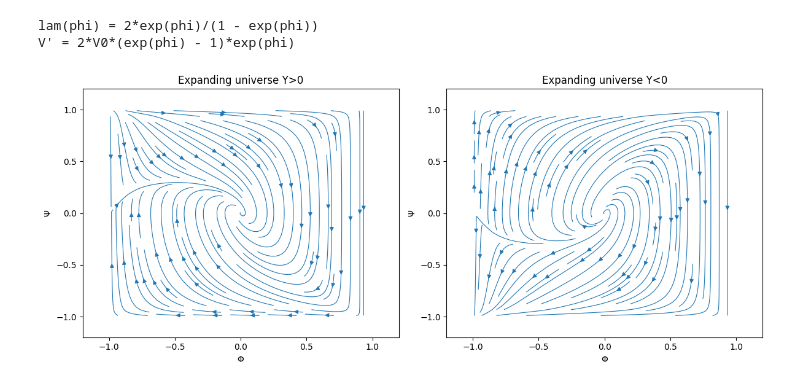
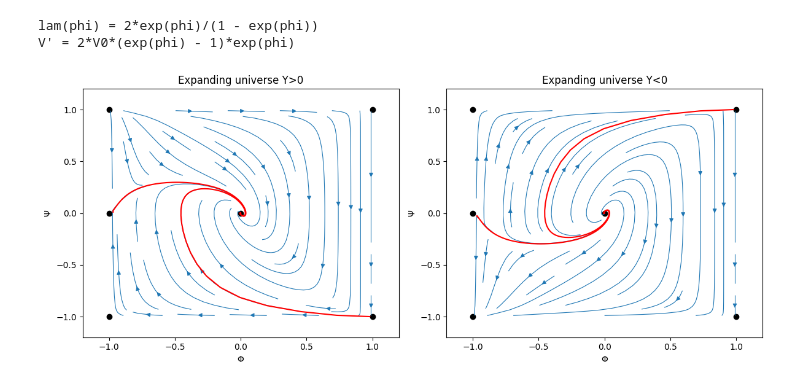
Before and after one commit to up2107120/Dynamical-systems-of-DE, a Jupyter notebook: Emergent_universe.ipynb, the cells around one changed output. Cells and saved outputs as stored; diff of their text form; code cells hidden in the pictures.

Commit message:
Separatrices added to emerging universe phase plots, ready for 3D attempts later

```diff
--- a/Emergent_universe.ipynb
+++ b/Emergent_universe.ipynb
@@ -21,9 +21,14 @@ lam(phi) = 2*exp(phi)/(1 - exp(phi))
 V' = 2*V0*(exp(phi) - 1)*exp(phi)
 # %%
 def dynamicsStateSpace(Phi,Psi,Y):
+  eps = 1e-6  # avoid sqrt(0)
+  Phi = np.clip(Phi, -1+eps, 1-eps) # clipping phi and psi to stop |phi| and |psi| blowing up near ==1.
+  Psi = np.clip(Psi, -1+eps, 1-eps)
+
   phi = Phi/np.sqrt(1-Phi**2)
   dPsi = -3*Y*Psi*np.sqrt(1-Psi**2) -2*(1-Psi**2)**1.5 *np.exp(phi)*(np.exp(phi)-1)
   dPhi = (1-Phi**2)**(1.5) *Psi/(np.sqrt(1-Psi**2))
+
 
 
 
@@ -38,7 +43,7 @@ def vector_field_Y(Y):
   dPSI = np.zeros(PSI.shape)
 
   for i in range(PHI.shape[0]):
-      for j in range(PHI.shape[0]):
+      for j in range(PHI.shape[1]):
               a,b = dynamicsStateSpace(PHI[i,j], PSI[i,j],Y)
               dPHI[i,j] = a
               dPSI[i,j] = b
@@ -46,7 +51,7 @@ def vector_field_Y(Y):
 
 
 # Y>0 expanding, Y<0 contracting plots
-def detect_FP(Y,temp=1e-10):
+def detect_FP(Y,temp=1e-4):
    grid =np.linspace(-0.99,0.99,30)
    FPs=[]
 
@@ -55,11 +60,12 @@ def detect_FP(Y,temp=1e-10):
               dPhi,dPsi = dynamicsStateSpace(Phi, Psi,Y)
               norm = np.sqrt(dPhi**2 + dPsi**2)
 
-              boundary= (abs(1-Phi**2)<temp or abs(1-Psi**2)<temp)
+              boundary = (abs(abs(Phi)-1) < 0.015 or abs(abs(Psi)-1) < 0.015)
+
 
               if norm<temp or boundary:
                  p = np.array([Phi, Psi])
-                 if not any(np.linalg.norm(p-q) < 0.15 for q in FPs):
+                 if not any(np.linalg.norm(p-q) < 0.2 for q in FPs):
                     FPs.append(p)
 
    return np.array(FPs)
@@ -80,45 +86,78 @@ def numerical_jacobian(F, x, Y, h=1e-6):
     return J
 
 def classify_FP(J,temp=1e-10):
-  eigvals=np.linalg.eigenvals(J)
+  eigvals=np.linalg.eigvals(J)
   Real = np.real(eigvals)
   Imag = np.imag(eigvals)
   if np.all(Real<-temp):
     stability = 'Attractor'
   elif np.all(Real>temp):
     stability = 'Repeller'
-  elif np.all(Real<-temp) and np.any(Real > temp):
+  elif np.any(Real<-temp) and np.any(Real > temp):
     stability = 'saddle'
   elif np.all(np.abs(Real) < temp):
     stability = 'Centre'
   else:
     stability = 'NaN'
   if np.any(np.abs(Imag)>temp):
     point_type = 'Spiral'
   else:
     point_type = 'node'
 
   return stability,point_type, eigvals
 
 
 fig,axes = plt.subplots(1,2,figsize=(12,5))
 
+manual_FP = np.array([[0,0],[-1,0],[-1,1],[-1,-1],[1,1],[1,-1]])
+Sep_ICs_exp = [[1-0.02,-1],[-1+0.03,0+0.01]]
+Sep_ICs_con = [[-0.97,-0.03],[1-0.02,1]]  #  [-1,0-0.1]
+
+def dynamics_odeint(t,state,Y): #odeint = state,t, Y IVP= t,state,Y
+    Phi, Psi = state
+    dPhi, dPsi = dynamicsStateSpace(Phi, Psi, Y)
+    return [dPhi, dPsi]
+simulationTime = np.linspace(0, 50, 400)
+
+
 branches = {"Expanding universe Y>0":+0.5,"Expanding universe Y<0":-0.5}
 for ax, (label,Yval) in zip(axes,branches.items()):
   PHI,PSI,dPHI,dPSI = vector_field_Y(Yval)
-  ax.streamplot(PHI,PSI,dPHI,dPSI,density=1.2,linewidth=0.8)
+  ax.streamplot(PHI,PSI,dPHI,dPSI,density=0.7,linewidth=0.8)
   FPs= detect_FP(Yval)
+  ax.scatter(manual_FP[:,0], manual_FP[:,1],color='k')
+
+  """for ic in Sep_ICs_exp if Yval>0 else Sep_ICs_con:
+     sol = solve_ivp(dynamics_odeint,[0,50],ic,t_eval=simulationTime,args=(Yval,),rtol=1e-10, atol=1e-10)#, mxstep=500)
+     #ax.plot(sol[:,0],sol[:,1],linewidth=2,color='r')
+     ax.plot(sol.y[0],sol.y[1],color='r')"""
+  if Yval>0:
+     Sep_ICs=Sep_ICs_exp
+     t_span=[0,50] # new simulation time
+
+  else:
+     Sep_ICs=Sep_ICs_con
+     t_span=[50,0] # new simulation time
+
+  for ic in Sep_ICs:
+     sol = solve_ivp(dynamics_odeint,t_span,ic,t_eval=np.linspace(t_span[0], t_span[1], 400),args=(Yval,),rtol=1e-10, atol=1e-10)#, mxstep=500)
+     #ax.plot(sol[:,0],sol[:,1],linewidth=2,color='r')
+     ax.plot(sol.y[0],sol.y[1],color='r')
+
+
+
 
   for fp in FPs:
      J=numerical_jacobian(dynamicsStateSpace,fp,Yval)
      stability,point_type, eigvals = classify_FP(J)
-     print(rf"Y={Yval},Fixed points ={fp}, eigen values={eigvals}, stability ={stability}, point type={point_type}")
+     #print(rf"Y={Yval},Fixed points ={fp}, eigenvalues={eigvals}, stability ={stability}, point type={point_type}")
   ax.set_xlim(-1.2,1.2)
   ax.set_ylim(-1.2,1.2)
   ax.set_xlabel(rf"$\Phi$")
   ax.set_ylabel(rf"$\Psi$")
   ax.set_title(label)
+
 plt.tight_layout()
 plt.show()
 # %% [output]
-[figure, old version]
+[figure, new version]
```
Also changed, not shown: 1 other file.
